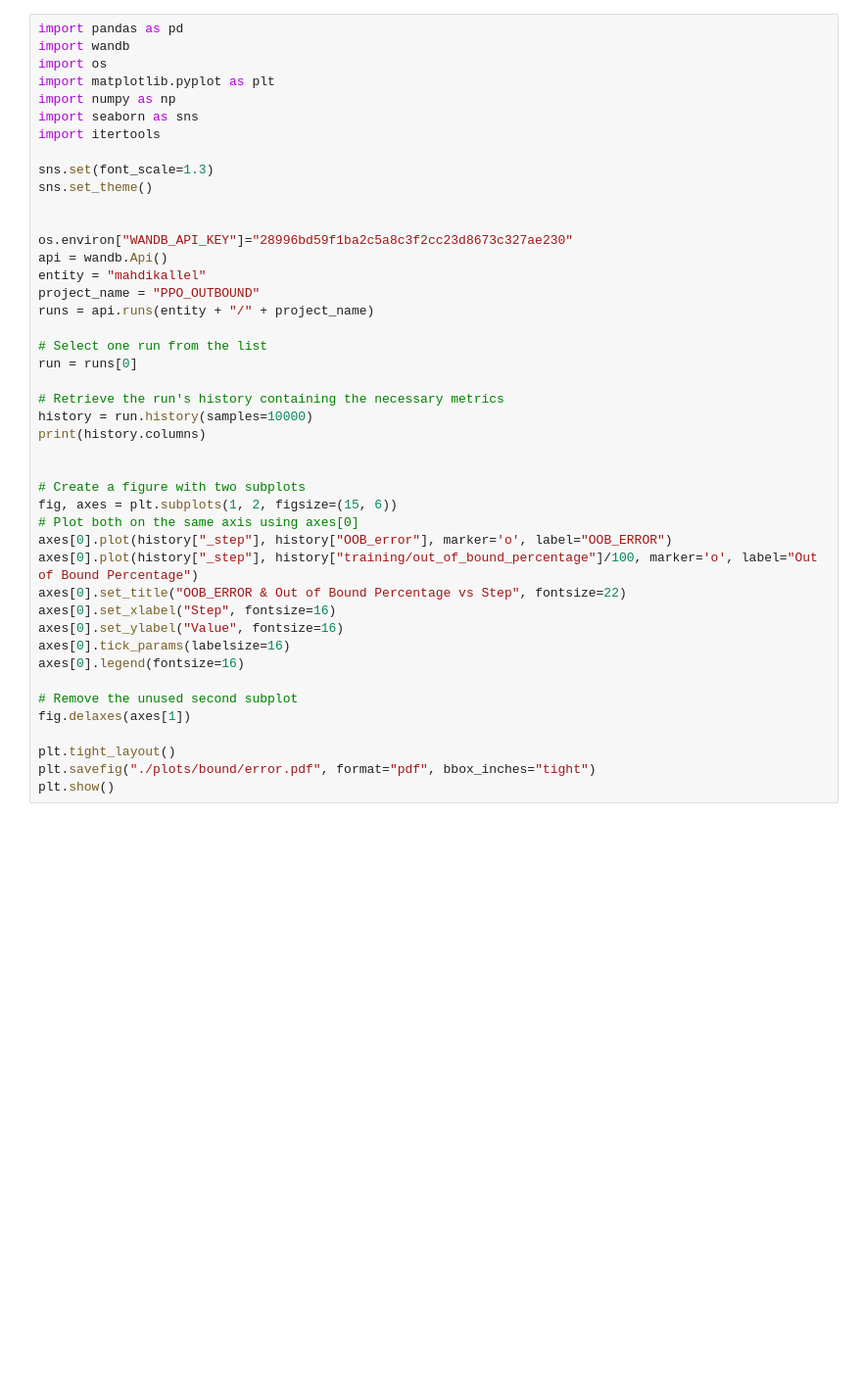
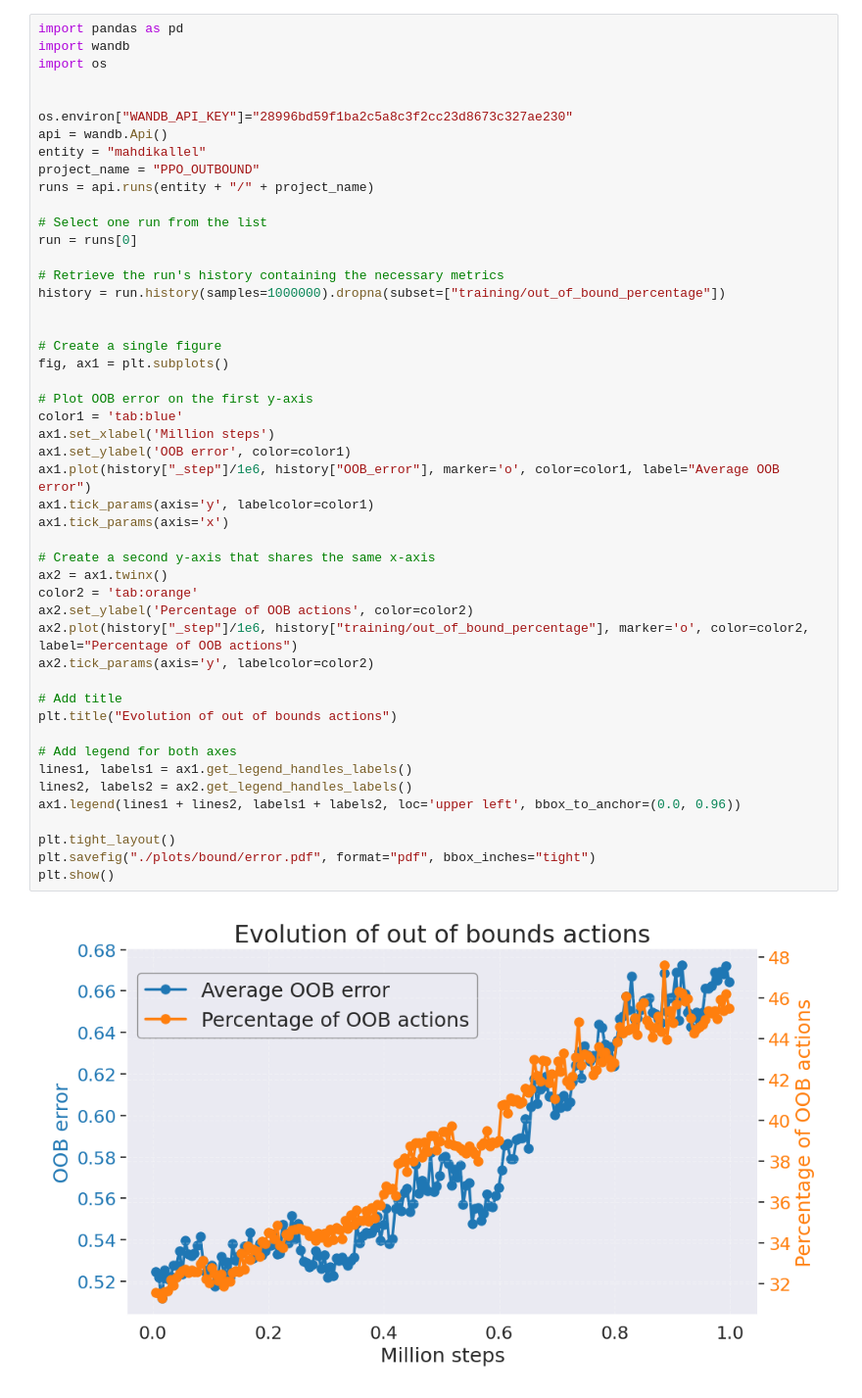
Before and after one commit to kallel-mahdi/supersac, a Jupyter notebook: notebooks/Tanh.ipynb, the cells around one changed output. Shown at 98% size. Saved outputs shown, nothing was run; the diff lists cells and outputs as text; blank space fills up the shorter version.

```diff
--- a/notebooks/Tanh.ipynb
+++ b/notebooks/Tanh.ipynb
@@ -199,44 +268,50 @@ plt.show()
 # %%
 import pandas as pd
 import wandb
 import os
-import matplotlib.pyplot as plt
-import numpy as np
-import seaborn as sns
-import itertools
-
-sns.set(font_scale=1.3)
-sns.set_theme()
 
 
 os.environ["WANDB_API_KEY"]="28996bd59f1ba2c5a8c3f2cc23d8673c327ae230"
 api = wandb.Api()
 entity = "mahdikallel"
 project_name = "PPO_OUTBOUND"
 runs = api.runs(entity + "/" + project_name)
 
 # Select one run from the list
 run = runs[0]
 
 # Retrieve the run's history containing the necessary metrics
-history = run.history(samples=10000)
-print(history.columns)
+history = run.history(samples=1000000).dropna(subset=["training/out_of_bound_percentage"])
 
 
-# Create a figure with two subplots
-fig, axes = plt.subplots(1, 2, figsize=(15, 6))
-# Plot both on the same axis using axes[0]
-axes[0].plot(history["_step"], history["OOB_error"], marker='o', label="OOB_ERROR")
-axes[0].plot(history["_step"], history["training/out_of_bound_percentage"]/100, marker='o', label="Out of Bound Percentage")
-axes[0].set_title("OOB_ERROR & Out of Bound Percentage vs Step", fontsize=22)
-axes[0].set_xlabel("Step", fontsize=16)
-axes[0].set_ylabel("Value", fontsize=16)
-axes[0].tick_params(labelsize=16)
-axes[0].legend(fontsize=16)
+# Create a single figure
+fig, ax1 = plt.subplots()
 
-# Remove the unused second subplot
-fig.delaxes(axes[1])
+# Plot OOB error on the first y-axis
+color1 = 'tab:blue'
+ax1.set_xlabel('Million steps')
+ax1.set_ylabel('OOB error', color=color1)
+ax1.plot(history["_step"]/1e6, history["OOB_error"], marker='o', color=color1, label="Average OOB error")
+ax1.tick_params(axis='y', labelcolor=color1)
+ax1.tick_params(axis='x')
+
+# Create a second y-axis that shares the same x-axis
+ax2 = ax1.twinx()
+color2 = 'tab:orange'
+ax2.set_ylabel('Percentage of OOB actions', color=color2)
+ax2.plot(history["_step"]/1e6, history["training/out_of_bound_percentage"], marker='o', color=color2, label="Percentage of OOB actions")
+ax2.tick_params(axis='y', labelcolor=color2)
+
+# Add title
+plt.title("Evolution of out of bounds actions")
+
+# Add legend for both axes
+lines1, labels1 = ax1.get_legend_handles_labels()
+lines2, labels2 = ax2.get_legend_handles_labels()
+ax1.legend(lines1 + lines2, labels1 + labels2, loc='upper left', bbox_to_anchor=(0.0, 0.96))
 
 plt.tight_layout()
 plt.savefig("./plots/bound/error.pdf", format="pdf", bbox_inches="tight")
 plt.show()
+# %% [output]
+[figure, added]
```
Also changed, not shown: parts of 5 cells of this notebook, 5 other files.
